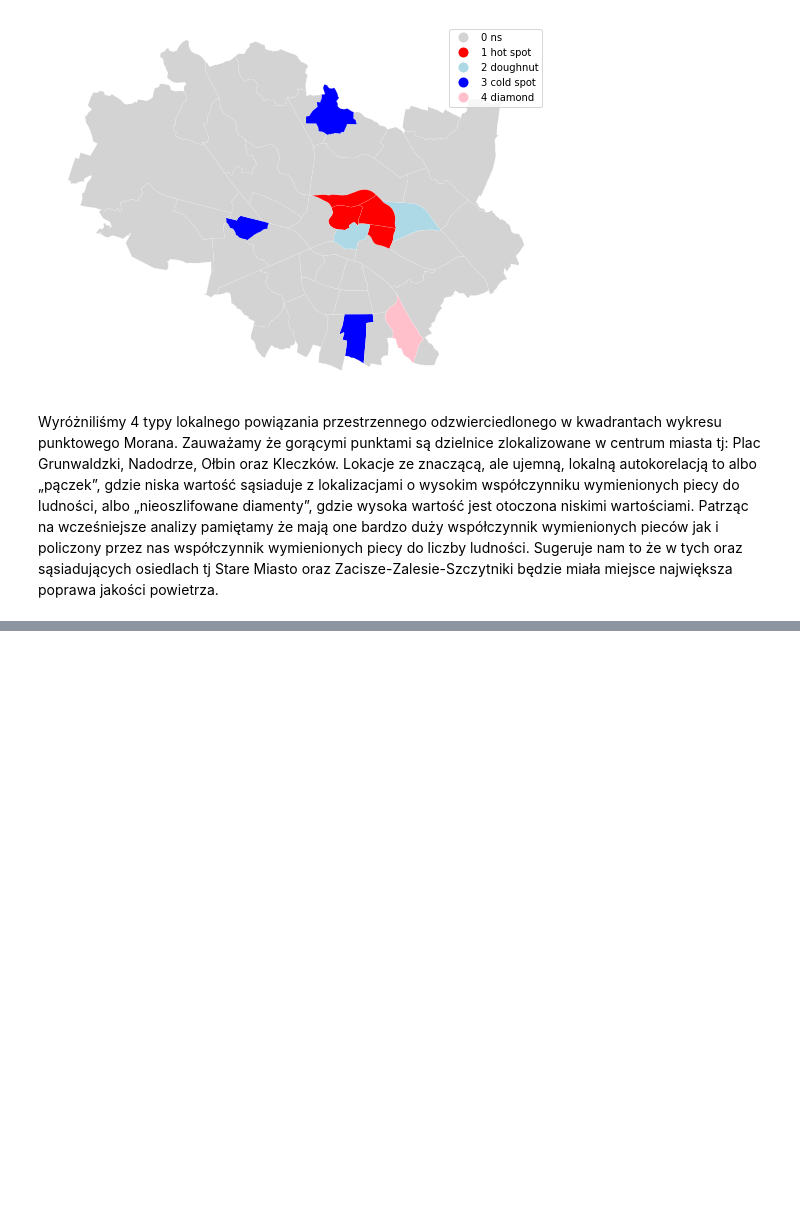
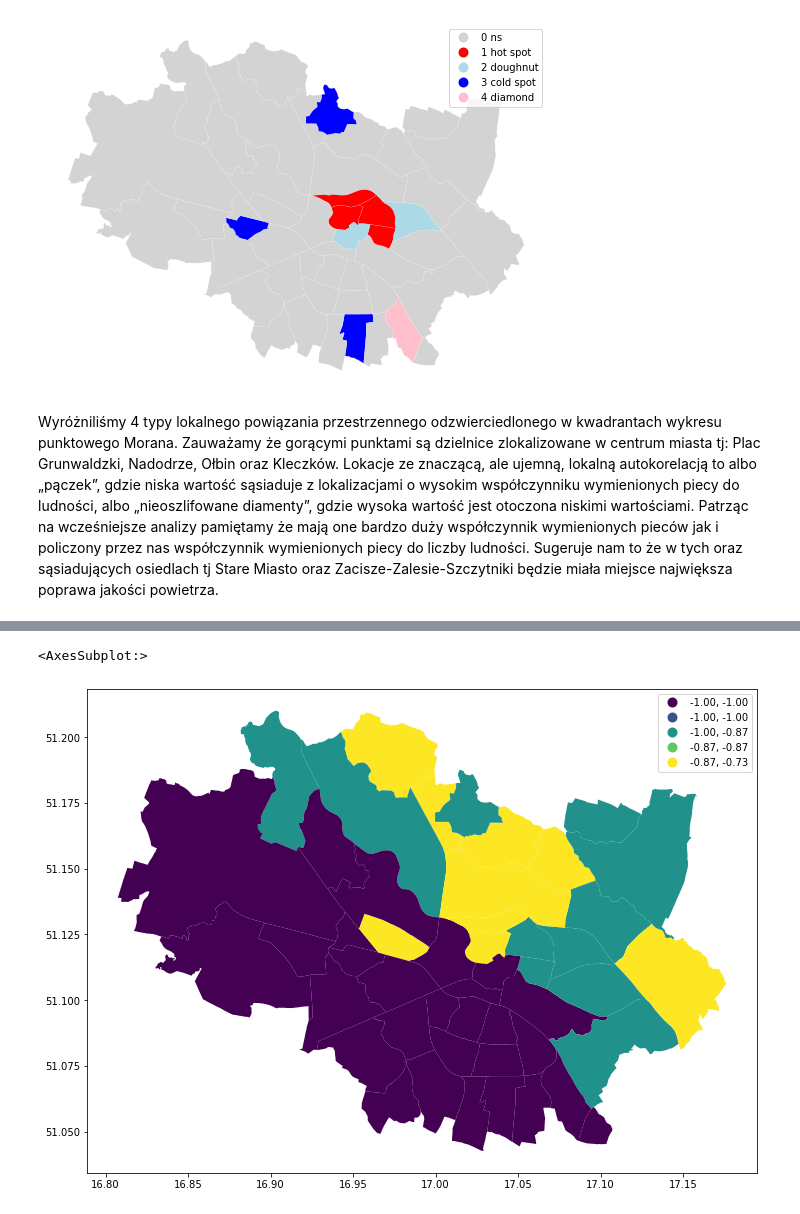
Before and after one commit to prokotg/airpolution_wust, a Jupyter notebook: spatial_corelation/furnace_factor_autocorelation.ipynb, the cells around one changed output, grey strips where cells are left out. Cells and saved outputs as stored; diff of their text form; code cells hidden in the pictures; blank space fills up the shorter version.

Commit message:
kendall

```diff
--- a/spatial_corelation/furnace_factor_autocorelation.ipynb
+++ b/spatial_corelation/furnace_factor_autocorelation.ipynb
@@ -444,0 +462,2 @@ df[df['labels']=='4 diamond']
+# %%
+gdf = gpd.read_file('../data/corr.geojson')
@@ -444,0 +484,6 @@ df[df['labels']=='4 diamond']
+# %%
+fig, ax = plt.subplots(figsize=(12,10), subplot_kw={'aspect':'equal'})
+gdf.plot(column='kendall', scheme='Quantiles', k=5, cmap=None, legend=True, ax=ax)
+# %% [output]
+<AxesSubplot:>
+[figure, added]
```
Also changed, not shown: parts of 10 cells of this notebook.
